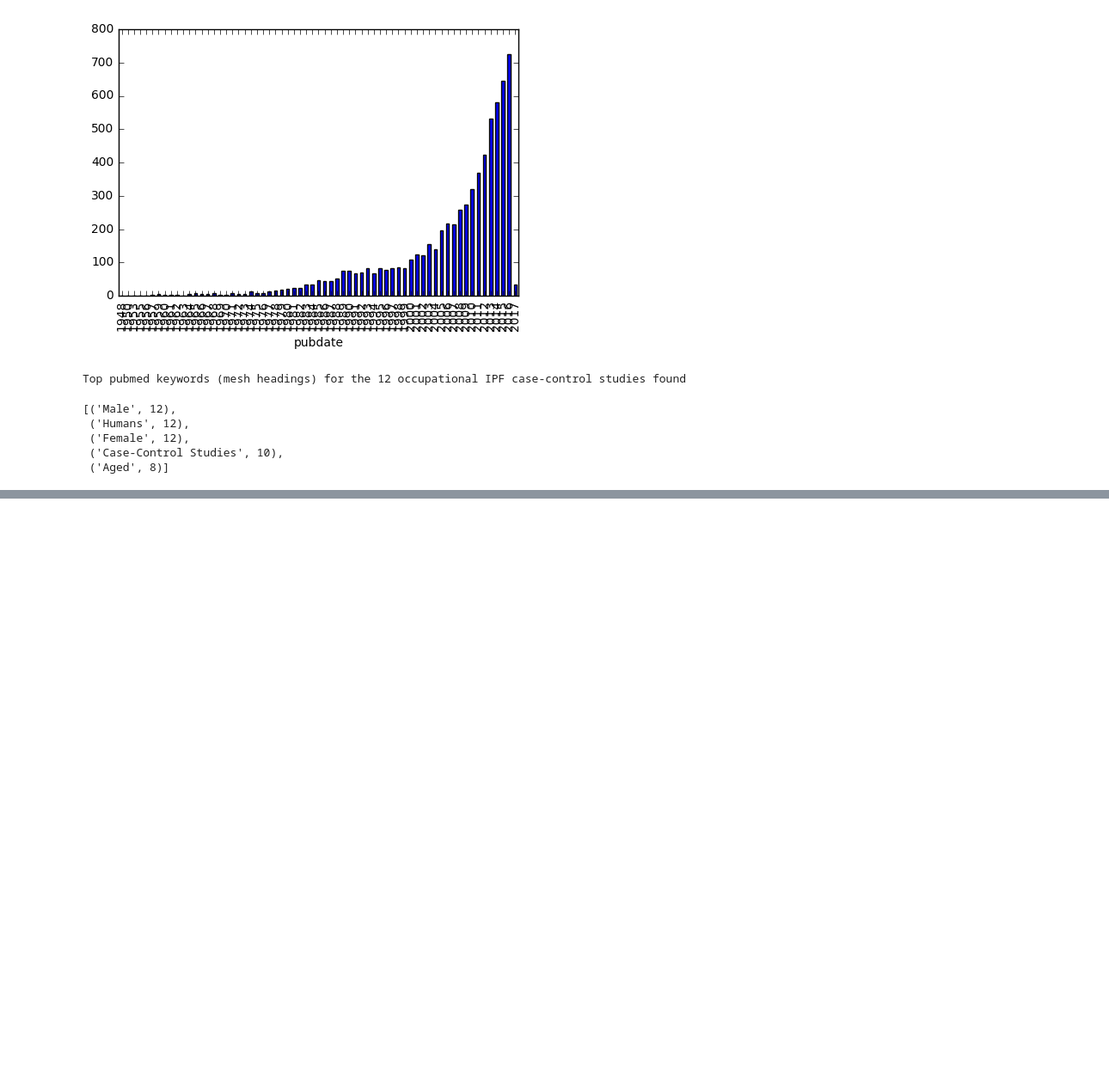
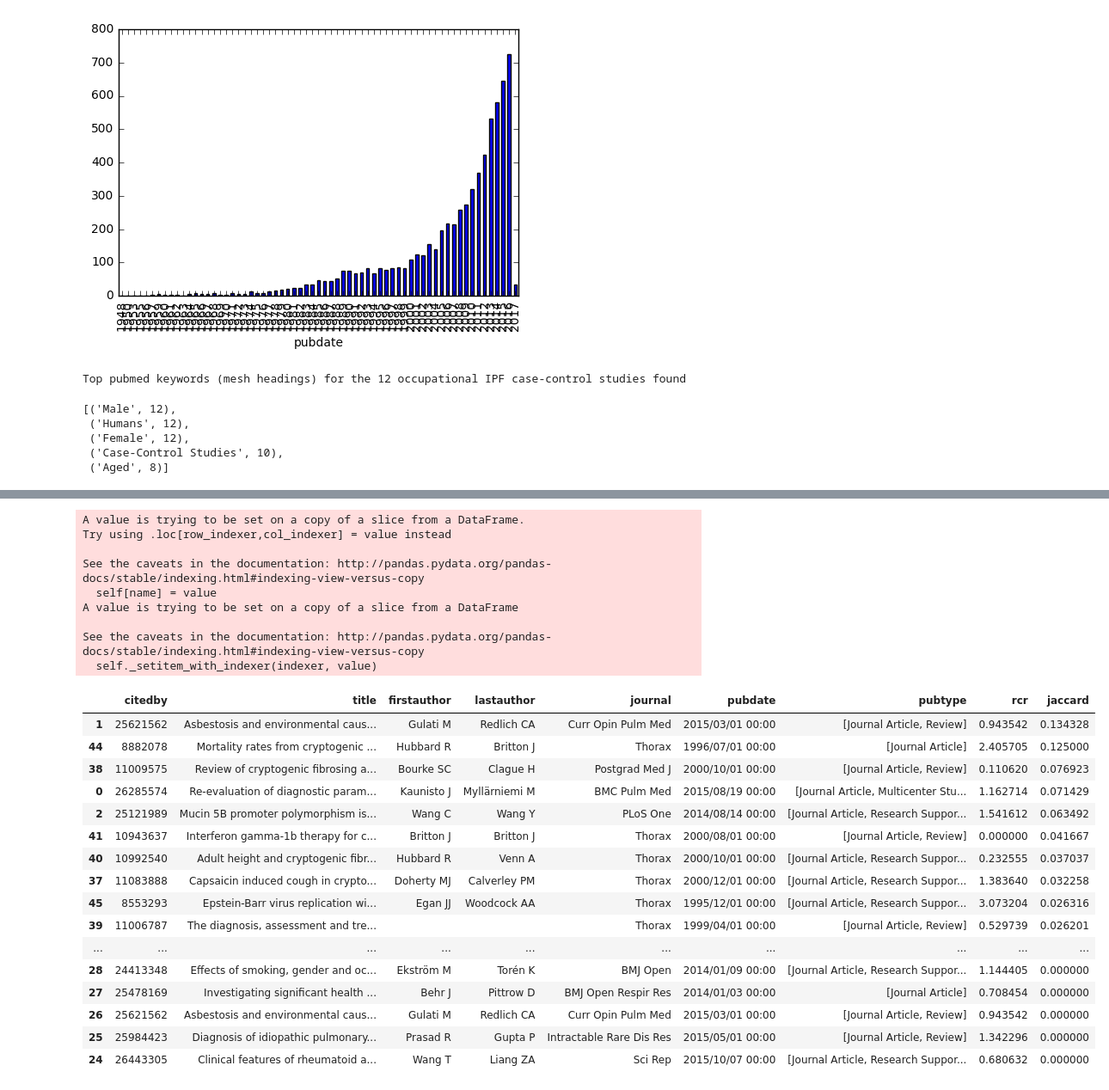
Before and after one commit to drcjar/litsearch, a Jupyter notebook: litsearch.ipynb, the cells around one changed output, grey strips where cells are left out. Shown at 86% size. Cells and saved outputs as stored; diff of their text form; code cells hidden in the pictures; blank space fills up the shorter version.

```diff
--- a/litsearch.ipynb
+++ b/litsearch.ipynb
@@ -304,6 +306,14 @@ def explore_result_dataframe(df):
     df.pubdate = pd.to_datetime(df.pubdate)
     df.index = df.pubdate
     df.groupby(df.pubdate.map(lambda x: x.year)).pmid.count().plot(kind='bar')
+# %%
+def jaccard(s1, s2):
+    " takes two lists as input and returns Jaccard coefficient"
+    st1=set(s1)
+    st2=set(s2)
+    u = set(st1).union(st2)
+    i = set(st1).intersection(st2)
+    return len(i)/len(u)
 # %%
 # df = lit_search('idiopathic pulmonary fibrosis')
 df = pd.read_csv('idiopathic-pulmonary-fibrosis.csv')
@@ -364,7 +374,3 @@ def litfetch_topics(topic_collection):
         df = resultdf(result)
         save_df_as_csv(topic, df)
         print('csv of topic {0} saved'.format(topic))
-# %%
-df = pd.read_csv('idiopathic-pulmonary-fibrosis.csv', usecols=['pmid','title','firstauthor','lastauthor',
-                                                             'journal','pubdate','pubtype',
-                                                             'abstract', 'keywords', 'rcr'])
@@ -371,3 +436,22 @@ df = pd.read_csv('idiopathic-pulmonary-fibrosis.csv', usecols=['pmid','title','f
+# %%
+def jaccard_tabledf(jaccard_table):
+    df = jaccard_table.sort_values(by='jaccard', ascending=False)
+    df = df[df['citedby'] != 'nan']
+    r = lit_fetch(list(df.pmid.unique()))
+    df['seed paper'] = df['pmid'].map(lambda x: r['summaries'].get(x)['title'])
+
+    r = lit_fetch(list(df.citedby))
+    df['title'] = df['citedby'].map(lambda x: r['summaries'].get(x)['title'])
+    df['firstauthor'] = df['citedby'].map(lambda x: r['summaries'].get(x)['sortfirstauthor'])
+    df['lastauthor'] = df['citedby'].map(lambda x: r['summaries'].get(x)['lastauthor'])
+    df['journal'] = df['citedby'].map(lambda x: r['summaries'].get(x)['source'])
+    df['pubdate'] = df['citedby'].map(lambda x: r['summaries'].get(x)['sortpubdate'])
+    df['pubtype'] = df['citedby'].map(lambda x: r['pubtypes'].get(x))
+    df['keywords'] = df['citedby'].map(lambda x: r['keywords'].get(x))
+    df['rcr'] = df['citedby'].astype(int).map(lambda x: r['rcrs'].get(x))
+
+    return df[['citedby', 'title', 'firstauthor', 'lastauthor', 'journal',
+              'pubdate', 'pubtype', 'rcr', 'jaccard']]
 # %%
 df = pd.read_csv('ipfjes_case_control_studies.csv', usecols=['pmid','title','firstauthor','lastauthor',
                                                              'journal','pubdate','pubtype',
@@ -576,0 +617,33 @@ Key : pubmed id : title author year : (n of citations)
+# %%
+# papers citing seed papers (ipfjes case-control studies) by jaccard index
+df = pd.read_csv('ipfjes_case_control_studies.csv')
+jt = jaccard_table(df)
+jdf = jaccard_tabledf(jt)
+jdf
+# %% [output]
+A value is trying to be set on a copy of a slice from a DataFrame.
+Try using .loc[row_indexer,col_indexer] = value instead
+
+See the caveats in the documentation: http://pandas.pydata.org/pandas-docs/stable/indexing.html#indexing-view-versus-copy
+  self[name] = value
+A value is trying to be set on a copy of a slice from a DataFrame
+
+See the caveats in the documentation: http://pandas.pydata.org/pandas-docs/stable/indexing.html#indexing-view-versus-copy
+  self._setitem_with_indexer(indexer, value)
+|  | citedby | title | firstauthor | lastauthor | journal | pubdate | pubtype | rcr | jaccard |
+| 1 | 25621562 | Asbestosis and environmental caus... | Gulati M | Redlich CA | Curr Opin Pulm Med | 2015/03/01 00:00 | [Journal Article, Review] | 0.943542 | 0.134328 |
+| 44 | 8882078 | Mortality rates from cryptogenic ... | Hubbard R | Britton J | Thorax | 1996/07/01 00:00 | [Journal Article] | 2.405705 | 0.125000 |
+| 38 | 11009575 | Review of cryptogenic fibrosing a... | Bourke SC | Clague H | Postgrad Med J | 2000/10/01 00:00 | [Journal Article, Review] | 0.110620 | 0.076923 |
+| 0 | 26285574 | Re-evaluation of diagnostic param... | Kaunisto J | Myllärniemi M | BMC Pulm Med | 2015/08/19 00:00 | [Journal Article, Multicenter Stu... | 1.162714 | 0.071429 |
+| 2 | 25121989 | Mucin 5B promoter polymorphism is... | Wang C | Wang Y | PLoS One | 2014/08/14 00:00 | [Journal Article, Research Suppor... | 1.541612 | 0.063492 |
+| 41 | 10943637 | Interferon gamma-1b therapy for c... | Britton J | Britton J | Thorax | 2000/08/01 00:00 | [Journal Article, Review] | 0.000000 | 0.041667 |
+| 40 | 10992540 | Adult height and cryptogenic fibr... | Hubbard R | Venn A | Thorax | 2000/10/01 00:00 | [Journal Article, Research Suppor... | 0.232555 | 0.037037 |
+| 37 | 11083888 | Capsaicin induced cough in crypto... | Doherty MJ | Calverley PM | Thorax | 2000/12/01 00:00 | [Journal Article, Research Suppor... | 1.383640 | 0.032258 |
+| 45 | 8553293 | Epstein-Barr virus replication wi... | Egan JJ | Woodcock AA | Thorax | 1995/12/01 00:00 | [Journal Article, Research Suppor... | 3.073204 | 0.026316 |
+| 39 | 11006787 | The diagnosis, assessment and tre... |  |  | Thorax | 1999/04/01 00:00 | [Journal Article, Review] | 0.529739 | 0.026201 |
+| ... | ... | ... | ... | ... | ... | ... | ... | ... | ... |
+| 28 | 24413348 | Effects of smoking, gender and oc... | Ekström M | Torén K | BMJ Open | 2014/01/09 00:00 | [Journal Article, Research Suppor... | 1.144405 | 0.000000 |
+| 27 | 25478169 | Investigating significant health ... | Behr J | Pittrow D | BMJ Open Respir Res | 2014/01/03 00:00 | [Journal Article] | 0.708454 | 0.000000 |
+| 26 | 25621562 | Asbestosis and environmental caus... | Gulati M | Redlich CA | Curr Opin Pulm Med | 2015/03/01 00:00 | [Journal Article, Review] | 0.943542 | 0.000000 |
+| 25 | 25984423 | Diagnosis of idiopathic pulmonary... | Prasad R | Gupta P | Intractable Rare Dis Res | 2015/05/01 00:00 | [Journal Article, Review] | 1.342296 | 0.000000 |
+| 24 | 26443305 | Clinical features of rheumatoid a... | Wang T | Liang ZA | Sci Rep | 2015/10/07 00:00 | [Journal Article, Research Suppor... | 0.680632 | 0.000000 |
```
Also changed, not shown: parts of 22 cells of this notebook, 16 other files.
